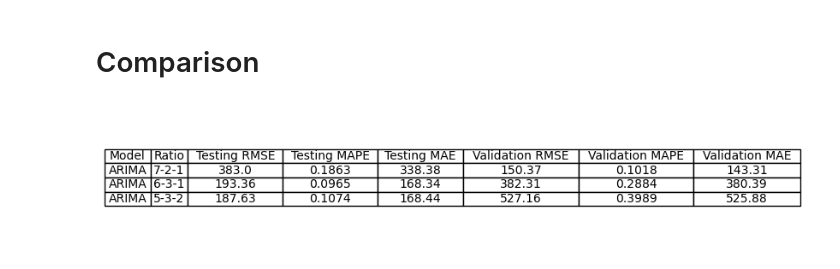
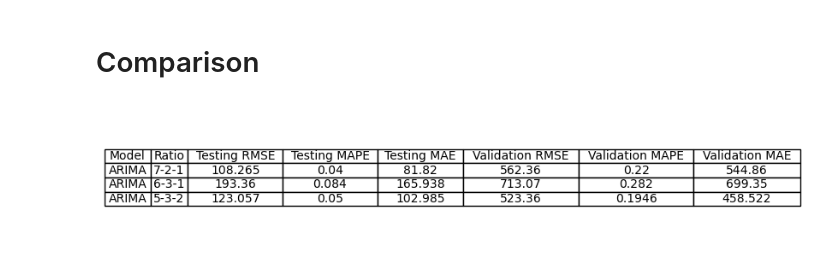
Before and after one commit to trungngothanh13/-STAT3013.-P12_Nhom2-, a Jupyter notebook: ARIMA_model/gc=f.ipynb, the cells around one changed output. Drawn from its saved outputs; the diff is of its cells as text; code cells hidden in the pictures.

```diff
--- a/ARIMA_model/gc=f.ipynb
+++ b/ARIMA_model/gc=f.ipynb
@@ -392,32 +367,32 @@ plt.show()
 # %%
 # Define the corrected data for the evaluation table
 evaluation_data_corrected = {
     "Model": ["ARIMA", "ARIMA", "ARIMA"],
     "Ratio": ["7-2-1", "6-3-1", "5-3-2"],
-    "Testing RMSE": [383.00, 193.36, 187.63],
-    "Testing MAPE": [0.1863, 0.0965, 0.1074],
-    "Testing MAE": [338.38, 168.34, 168.44],
-    "Validation RMSE": [150.37, 382.31, 527.16],
-    "Validation MAPE": [0.1018, 0.2884, 0.3989],
-    "Validation MAE": [143.31, 380.39, 525.88]
+    "Testing RMSE": [108.265, 193.36, 123.057],
+    "Testing MAPE": [0.04, 0.084, 0.05],
+    "Testing MAE": [81.82, 165.938, 102.985],
+    "Validation RMSE": [562.36, 713.07, 523.36],
+    "Validation MAPE": [0.22, 0.282, 0.1946],
+    "Validation MAE": [544.86, 699.35, 458.522]
 }
 
 # Create a DataFrame from the corrected data
 evaluation_df_corrected = pd.DataFrame(evaluation_data_corrected)
 
 # Plot the corrected table using matplotlib
 fig, ax = plt.subplots(figsize=(10, 2))  # Adjust size as needed
 ax.axis('off')  # Hide the axis
 
 # Render the corrected table
 table = ax.table(cellText=evaluation_df_corrected.values, colLabels=evaluation_df_corrected.columns, cellLoc='center', loc='center')
 table.auto_set_font_size(False)
 table.set_fontsize(10)
 table.auto_set_column_width(col=list(range(len(evaluation_df_corrected.columns))))  # Adjust width of each column
 
 # Save the corrected table as an image
 corrected_table_image_path = "C:/HK1/PTTK/new/-STAT3013.-P12_Nhom2-/ComparisonModel/ARIMAEvaluation_Model_Table_Corrected.png"
 plt.savefig(corrected_table_image_path, bbox_inches='tight', dpi=300)
 plt.show()
 # %% [output]
-[figure, old version]
+[figure, new version]
```
Also changed, not shown: parts of 15 cells of this notebook, 7 other files.
